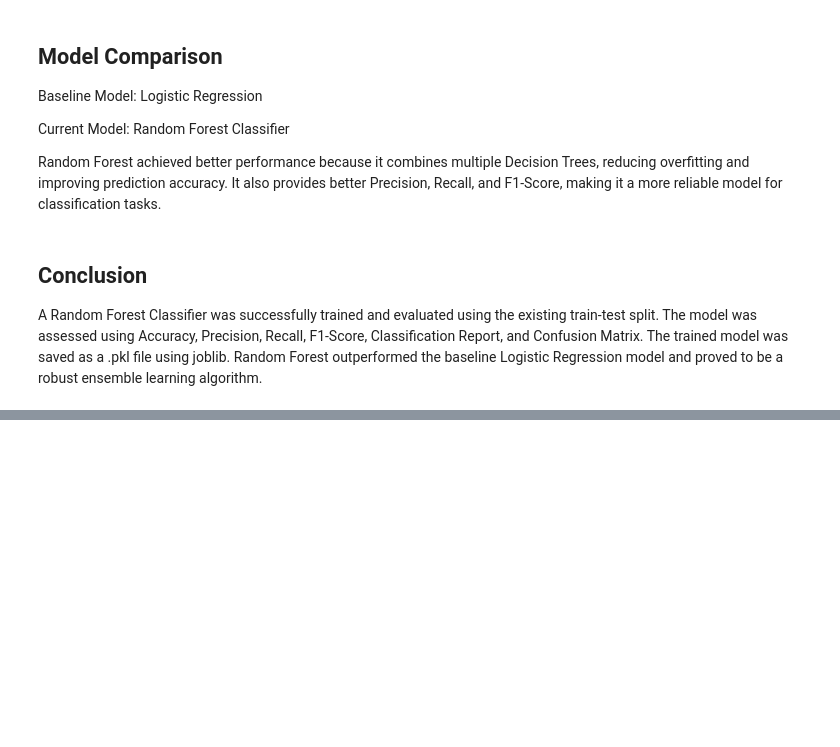
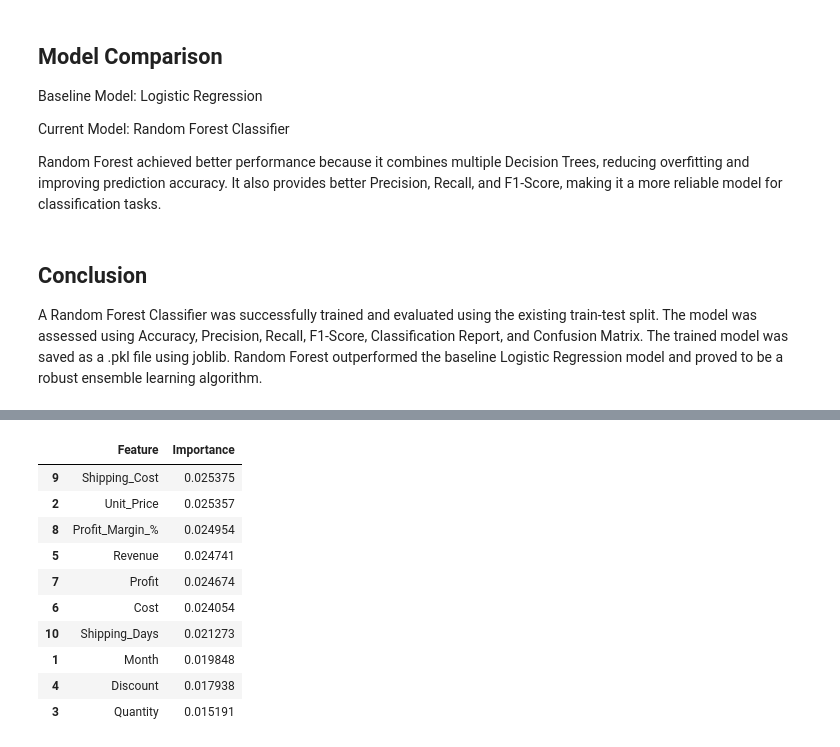
Before and after one commit to asmadua2009-glitch/ProSensia-Internship, a Jupyter notebook: random_forest_model.ipynb, the cells around one changed output, grey strips where cells are left out. Cells and saved outputs as stored; diff of their text form; code cells hidden in the pictures; blank space fills up the shorter version.

```diff
--- a/random_forest_model.ipynb
+++ b/random_forest_model.ipynb
@@ -393,0 +478,2 @@ A Random Forest Classifier was successfully trained and evaluated using the exis
+# %%
+X = pd.get_dummies(X, drop_first=True)
@@ -393,0 +499,9 @@ A Random Forest Classifier was successfully trained and evaluated using the exis
+# %%
+from imblearn.over_sampling import SMOTE
+
+smote = SMOTE(random_state=42)
+
+X_train_smote, y_train_smote = smote.fit_resample(
+    X_train,
+    y_train
+)
@@ -393,0 +587,24 @@ A Random Forest Classifier was successfully trained and evaluated using the exis
+# %%
+feature_importance = pd.DataFrame({
+    "Feature": X_train.columns,
+    "Importance": rf_model.feature_importances_
+})
+
+feature_importance = feature_importance.sort_values(
+    by="Importance",
+    ascending=False
+)
+
+feature_importance.head(10)
+# %% [output]
+|  | Feature | Importance |
+| 9 | Shipping_Cost | 0.025375 |
+| 2 | Unit_Price | 0.025357 |
+| 8 | Profit_Margin_% | 0.024954 |
+| 5 | Revenue | 0.024741 |
+| 7 | Profit | 0.024674 |
+| 6 | Cost | 0.024054 |
+| 10 | Shipping_Days | 0.021273 |
+| 1 | Month | 0.019848 |
+| 4 | Discount | 0.017938 |
+| 3 | Quantity | 0.015191 |
```
Also changed, not shown: parts of 30 cells of this notebook, 2 other files.
